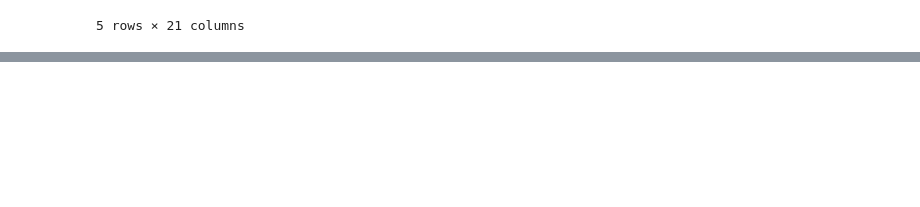
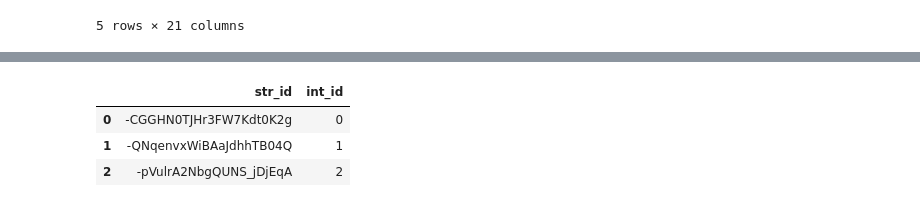
Before and after one commit to bustyAI/Yelp_API, a Jupyter notebook: Advanced_Transformations.ipynb, the cells around one changed output, grey strips where cells are left out. Saved outputs shown, nothing was run; the diff lists cells and outputs as text; code cells hidden in the pictures; blank space fills up the shorter version.

```diff
--- a/Advanced_Transformations.ipynb
+++ b/Advanced_Transformations.ipynb
@@ -226,0 +249,2 @@ df.head()
+# %%
+transformed_df = pd.read_csv("Data/transformed_crab_cakes.csv")
@@ -226,0 +253,3 @@ df.head()
+# %%
+unique_ids = sorted(transformed_df["id"].unique())
+unique_ids[:3]
@@ -226,0 +258,3 @@ df.head()
+# %%
+int_ids = range(len(unique_ids))
+int_ids
@@ -226,0 +263,3 @@ df.head()
+# %%
+id_map = dict(zip(unique_ids, int_ids))
+id_map
@@ -226,0 +311,9 @@ df.head()
+# %%
+id_lookup = pd.DataFrame({"str_id": id_map.keys(),
+                         "int_id": id_map.values()})
+id_lookup.head(3)
+# %% [output]
+|  | str_id | int_id |
+| 0 | -CGGHN0TJHr3FW7Kdt0K2g | 0 |
+| 1 | -QNqenvxWiBAaJdhhTB04Q | 1 |
+| 2 | -pVulrA2NbgQUNS_jDjEqA | 2 |
```
Also changed, not shown: parts of 23 cells of this notebook, 4 other files.
